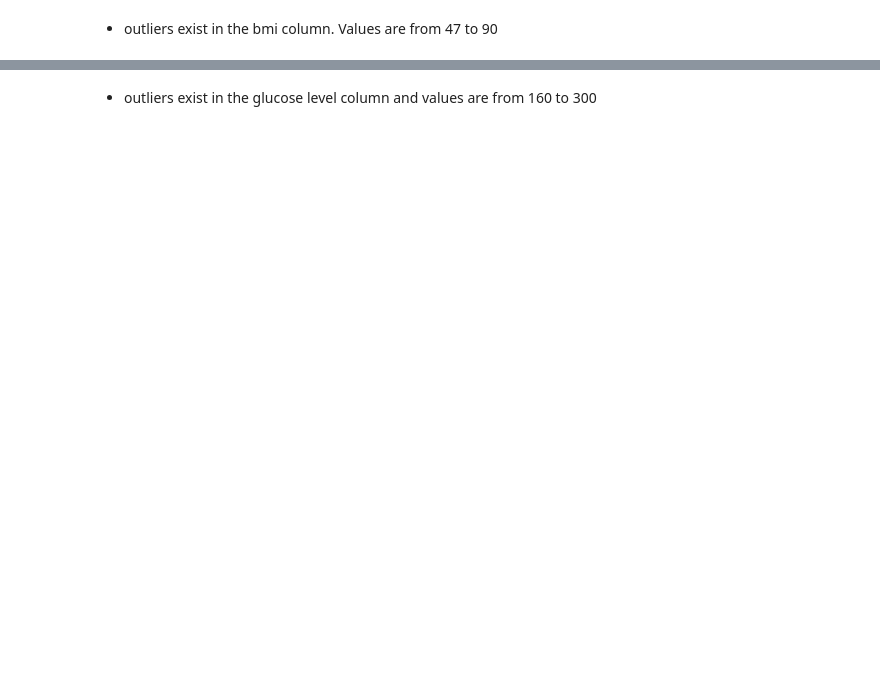
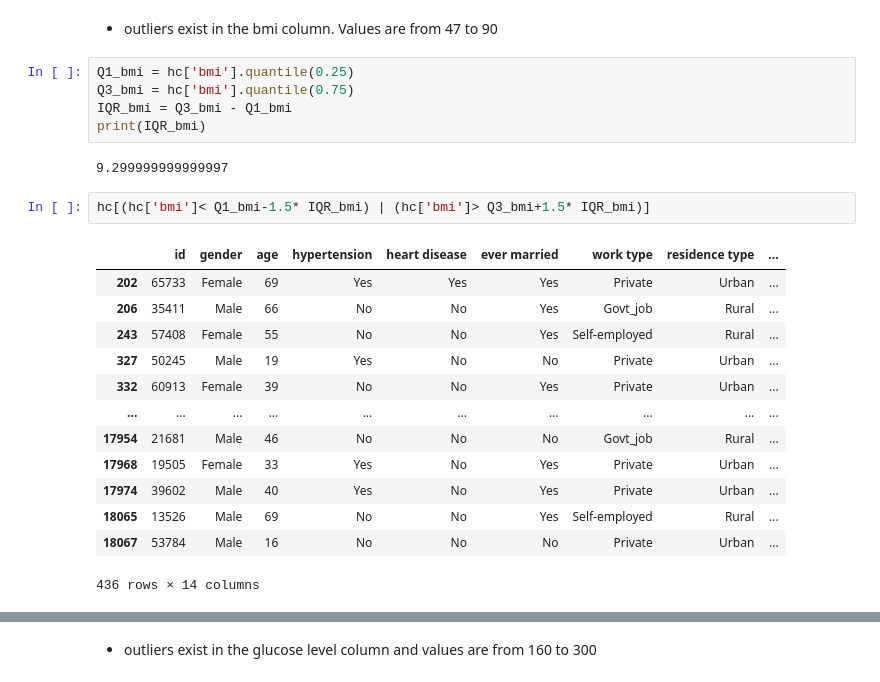
Before and after one commit to mariamariya/Python, a Jupyter notebook: Healthcare Data EDA.ipynb, the cells around one changed output, grey strips where cells are left out. Cells and saved outputs as stored; diff of their text form; blank space fills up the shorter version.

```diff
--- a/Healthcare Data EDA.ipynb
+++ b/Healthcare Data EDA.ipynb
@@ -815,5 +845,28 @@ sns.boxplot(x=hc['bmi'])
 # %% [markdown]
 - outliers exist in the bmi column. Values are from 47 to 90
+# %%
+Q1_bmi = hc['bmi'].quantile(0.25)
+Q3_bmi = hc['bmi'].quantile(0.75)
+IQR_bmi = Q3_bmi - Q1_bmi
+print(IQR_bmi)
+# %% [output]
+9.299999999999997
+# %%
+hc[(hc['bmi']< Q1_bmi-1.5* IQR_bmi) | (hc['bmi']> Q3_bmi+1.5* IQR_bmi)]
+# %% [output]
+|  | id | gender | age | hypertension | heart disease | ever married | work type | residence type | ... |
+| 202 | 65733 | Female | 69 | Yes | Yes | Yes | Private | Urban | ... |
+| 206 | 35411 | Male | 66 | No | No | Yes | Govt_job | Rural | ... |
+| 243 | 57408 | Female | 55 | No | No | Yes | Self-employed | Rural | ... |
+| 327 | 50245 | Male | 19 | Yes | No | No | Private | Urban | ... |
+| 332 | 60913 | Female | 39 | No | No | Yes | Private | Urban | ... |
+| ... | ... | ... | ... | ... | ... | ... | ... | ... | ... |
+| 17954 | 21681 | Male | 46 | No | No | No | Govt_job | Rural | ... |
+| 17968 | 19505 | Female | 33 | Yes | No | Yes | Private | Urban | ... |
+| 17974 | 39602 | Male | 40 | Yes | No | Yes | Private | Urban | ... |
+| 18065 | 13526 | Male | 69 | No | No | Yes | Self-employed | Rural | ... |
+| 18067 | 53784 | Male | 16 | No | No | No | Private | Urban | ... |
+436 rows × 14 columns
 # %%
 #let's check if outlier exist using the spent field
 sns.boxplot(x=hc['avg glucose level'])
```
Also changed, not shown: parts of 21 cells of this notebook.
